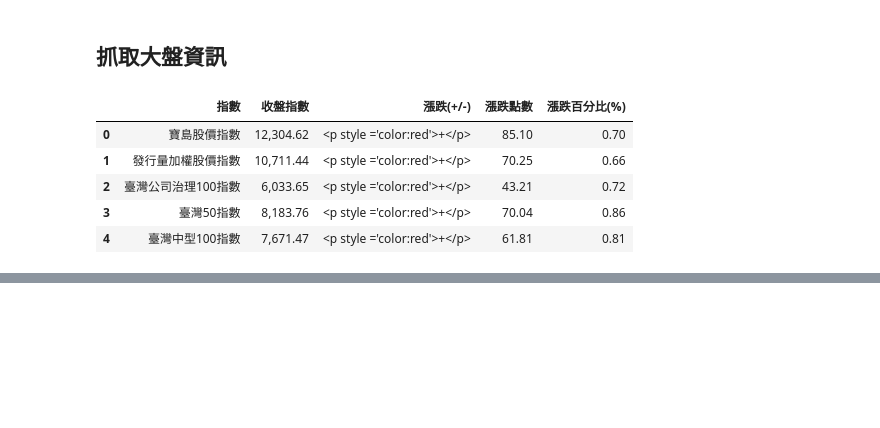
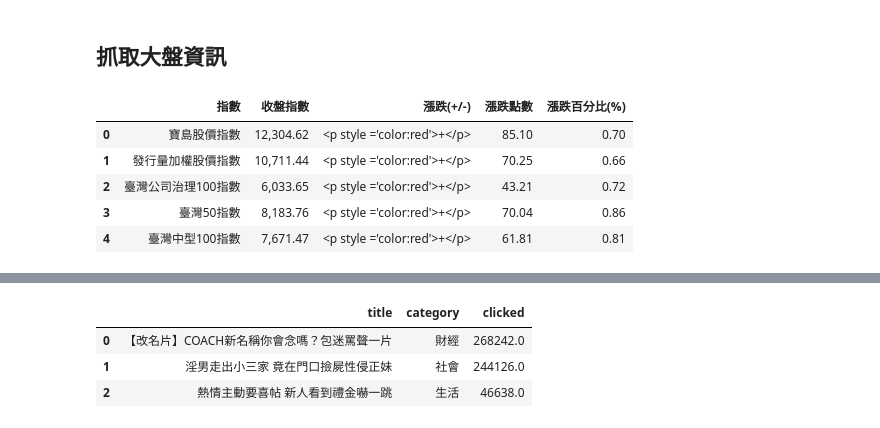
Before and after one commit to ywchiu/pyfintech, a Jupyter notebook: Demo20171012_2.ipynb, the cells around one changed output, grey strips where cells are left out. Saved outputs shown, nothing was run; the diff lists cells and outputs as text; code cells hidden in the pictures; blank space fills up the shorter version.

```diff
--- a/Demo20171012_2.ipynb
+++ b/Demo20171012_2.ipynb
@@ -434,0 +454,14 @@ df.head()
+# %%
+import pymysql
+import pandas
+
+from sqlalchemy import create_engine
+engine = create_engine("mysql+pymysql://root:"+'test'+"@localhost/appledaily?charset=utf8")
+#df = pandas.read_sql_query('select category, avg(clicked) from applenews group by category',con=engine)
+df = pandas.read_sql_query('select title, category, clicked from applenews order by clicked desc limit 3',con=engine)
+df
+# %% [output]
+|  | title | category | clicked |
+| 0 | 【改名片】COACH新名稱你會念嗎？包迷罵聲一片 | 財經 | 268242.0 |
+| 1 | 淫男走出小三家 竟在門口撿屍性侵正妹 | 社會 | 244126.0 |
+| 2 | 熱情主動要喜帖 新人看到禮金嚇一跳 | 生活 | 46638.0 |
```
Also changed, not shown: parts of 4 cells of this notebook, 1 other file.
